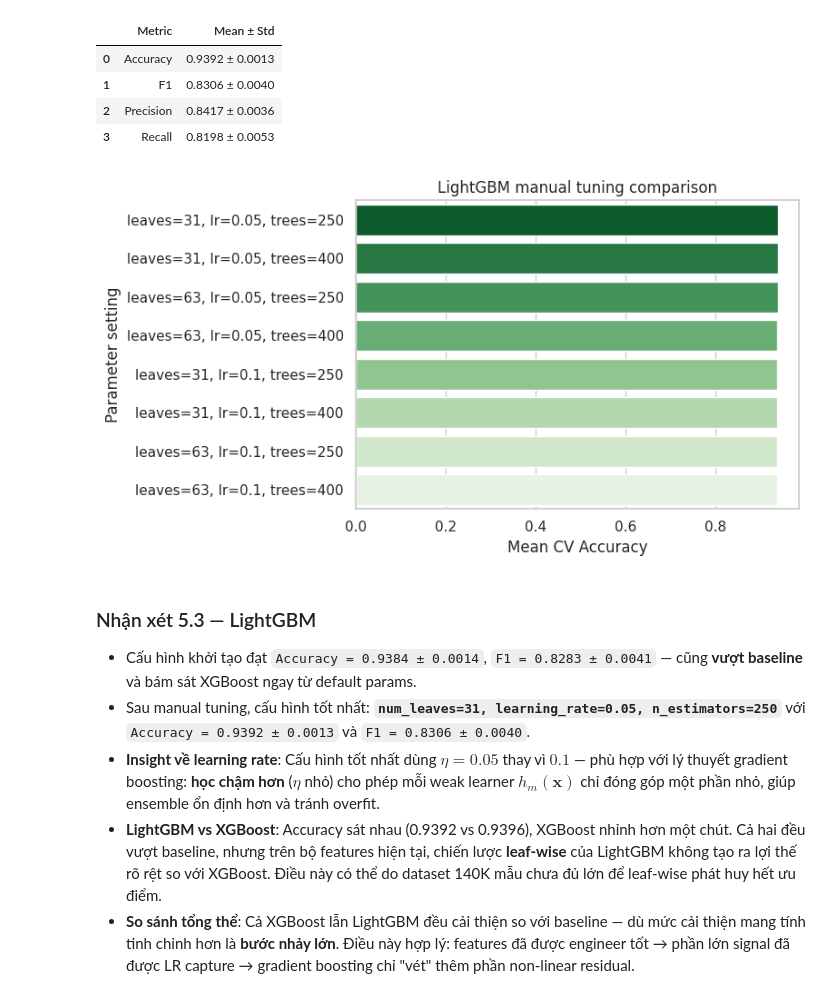
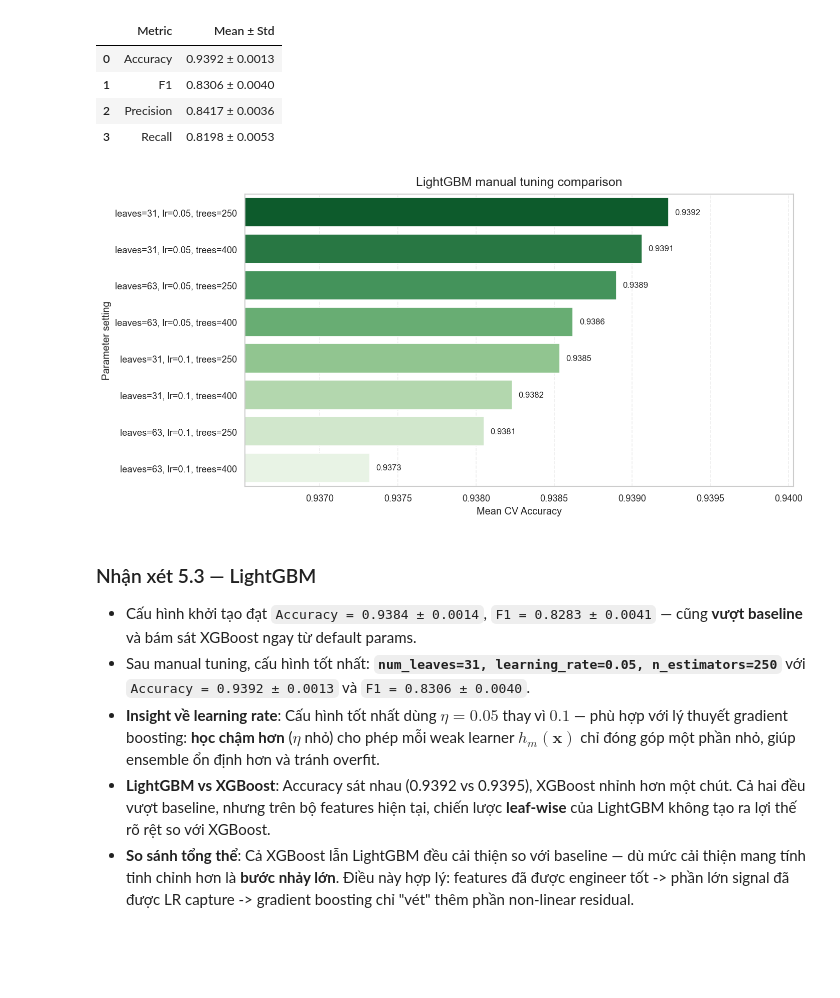
Before and after one commit to thkt2110/mental-health-depression-prediction, a Jupyter notebook: notebooks/05_model_advanced.ipynb, the cells around one changed output. Drawn from its saved outputs; the diff is of its cells as text; code cells hidden in the pictures; blank space fills up the shorter version.

```diff
--- a/notebooks/05_model_advanced.ipynb
+++ b/notebooks/05_model_advanced.ipynb
@@ -157,7 +165,7 @@ def build_xgb_classifier(max_depth=6, learning_rate=0.1, n_estimators=300):
         objective="binary:logistic",
         eval_metric="logloss",
         random_state=RANDOM_STATE,
-        n_jobs=-1,
+        n_jobs=1,
         tree_method="hist",
         max_depth=max_depth,
         learning_rate=learning_rate,
@@ -296,7 +322,9 @@ def build_lgbm_classifier(num_leaves=31, learning_rate=0.1, n_estimators=300):
     return LGBMClassifier(
         objective="binary",
         random_state=RANDOM_STATE,
-        n_jobs=-1,
+        n_jobs=1,
+        deterministic=True,
+        force_col_wise=True,
         num_leaves=num_leaves,
         learning_rate=learning_rate,
         n_estimators=n_estimators,
@@ -376,35 +404,53 @@ Best LightGBM params: {'learning_rate': 0.05, 'n_estimators': 250, 'num_leaves':
 | 2 | Precision | 0.8417 ± 0.0036 |
 | 3 | Recall | 0.8198 ± 0.0053 |
 # %%
-plt.figure(figsize=(8, 4.5))
+lgbm_plot_df = lgbm_results_df.sort_values("accuracy_mean", ascending=False).copy()
+lgbm_plot_df["setting"] = lgbm_plot_df.apply(
+    lambda row: f"leaves={row['num_leaves']}, lr={row['learning_rate']}, trees={row['n_estimators']}",
+    axis=1,
+)
+
+fig, ax = plt.subplots(figsize=(12, 6), dpi=120)
 sns.barplot(
-    data=lgbm_results_df.sort_values("accuracy_mean", ascending=False),
+    data=lgbm_plot_df,
     x="accuracy_mean",
-    y=lgbm_results_df.sort_values("accuracy_mean", ascending=False)
-    .apply(
-        lambda row: (
-            f"leaves={row['num_leaves']}, lr={row['learning_rate']}, "
-            f"trees={row['n_estimators']}"
-        ),
-        axis=1,
-    ),
+    y="setting",
     palette="Greens_r",
+    ax=ax,
 )
-plt.title("LightGBM manual tuning comparison")
-plt.xlabel("Mean CV Accuracy")
-plt.ylabel("Parameter setting")
+
+x_min = float(lgbm_plot_df["accuracy_mean"].min())
+x_max = float(lgbm_plot_df["accuracy_mean"].max())
+margin = max((x_max - x_min) * 0.35, 0.0008)
+ax.set_xlim(max(0.0, x_min - margin), min(1.0, x_max + margin))
+
+ax.set_title("LightGBM manual tuning comparison", fontsize=15, pad=10)
+ax.set_xlabel("Mean CV Accuracy", fontsize=12)
+ax.set_ylabel("Parameter setting", fontsize=12)
+ax.tick_params(axis="both", labelsize=11)
+ax.grid(axis="x", linestyle="--", alpha=0.35)
+
+for idx, row in lgbm_plot_df.reset_index(drop=True).iterrows():
+    ax.text(
+        row["accuracy_mean"] + margin * 0.05,
+        idx,
+        f"{row['accuracy_mean']:.4f}",
+        va="center",
+        fontsize=10,
+    )
+
 plt.tight_layout()
 plt.show()
 # %% [output]
-[figure, old version]
+[figure, new version]
 # %% [markdown]
 ### Nhận xét 5.3 — LightGBM
 
 - Cấu hình khởi tạo đạt `Accuracy = 0.9384 ± 0.0014`, `F1 = 0.8283 ± 0.0041` — cũng **vượt baseline** và bám sát XGBoost ngay từ default params.
 - Sau manual tuning, cấu hình tốt nhất: **`num_leaves=31, learning_rate=0.05, n_estimators=250`** với `Accuracy = 0.9392 ± 0.0013` và `F1 = 0.8306 ± 0.0040`.
 - **Insight về learning rate**: Cấu hình tốt nhất dùng $\eta = 0.05$ thay vì $0.1$ — phù hợp với lý thuyết gradient boosting: **học chậm hơn** ($\eta$ nhỏ) cho phép mỗi weak learner $h_m(\mathbf{x})$ chỉ đóng góp một phần nhỏ, giúp ensemble ổn định hơn và tránh overfit.
-- **LightGBM vs XGBoost**: Accuracy sát nhau (0.9392 vs 0.9396), XGBoost nhỉnh hơn một chút. Cả hai đều vượt baseline, nhưng trên bộ features hiện tại, chiến lược **leaf-wise** của LightGBM không tạo ra lợi thế rõ rệt so với XGBoost. Điều này có thể do dataset 140K mẫu chưa đủ lớn để leaf-wise phát huy hết ưu điểm.
-- **So sánh tổng thể**: Cả XGBoost lẫn LightGBM đều cải thiện so với baseline — dù mức cải thiện mang tính tinh chỉnh hơn là **bước nhảy lớn**. Điều này hợp lý: features đã được engineer tốt → phần lớn signal đã được LR capture → gradient boosting chỉ "vét" thêm phần non-linear residual.
+- **LightGBM vs XGBoost**: Accuracy sát nhau (0.9392 vs 0.9395), XGBoost nhỉnh hơn một chút. Cả hai đều vượt baseline, nhưng trên bộ features hiện tại, chiến lược **leaf-wise** của LightGBM không tạo ra lợi thế rõ rệt so với XGBoost.
+- **So sánh tổng thể**: Cả XGBoost lẫn LightGBM đều cải thiện so với baseline — dù mức cải thiện mang tính tinh chỉnh hơn là **bước nhảy lớn**. Điều này hợp lý: features đã được engineer tốt -> phần lớn signal đã được LR capture -> gradient boosting chỉ "vét" thêm phần non-linear residual.
 # %% [markdown]
 ## 5.4 Bảng So Sánh Advanced + Baseline
 
```
Also changed, not shown: parts of 11 cells of this notebook, 4 other files.
